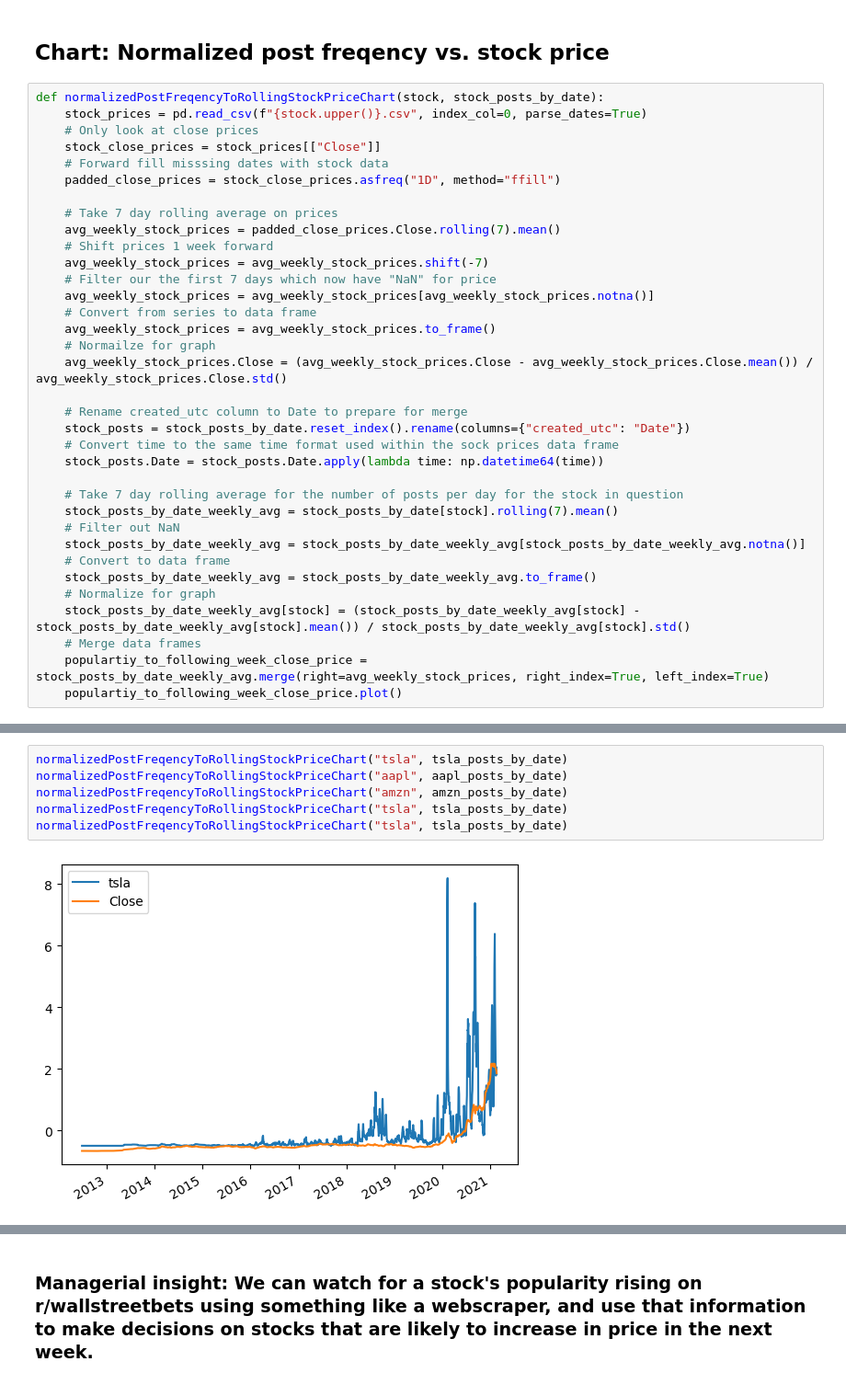
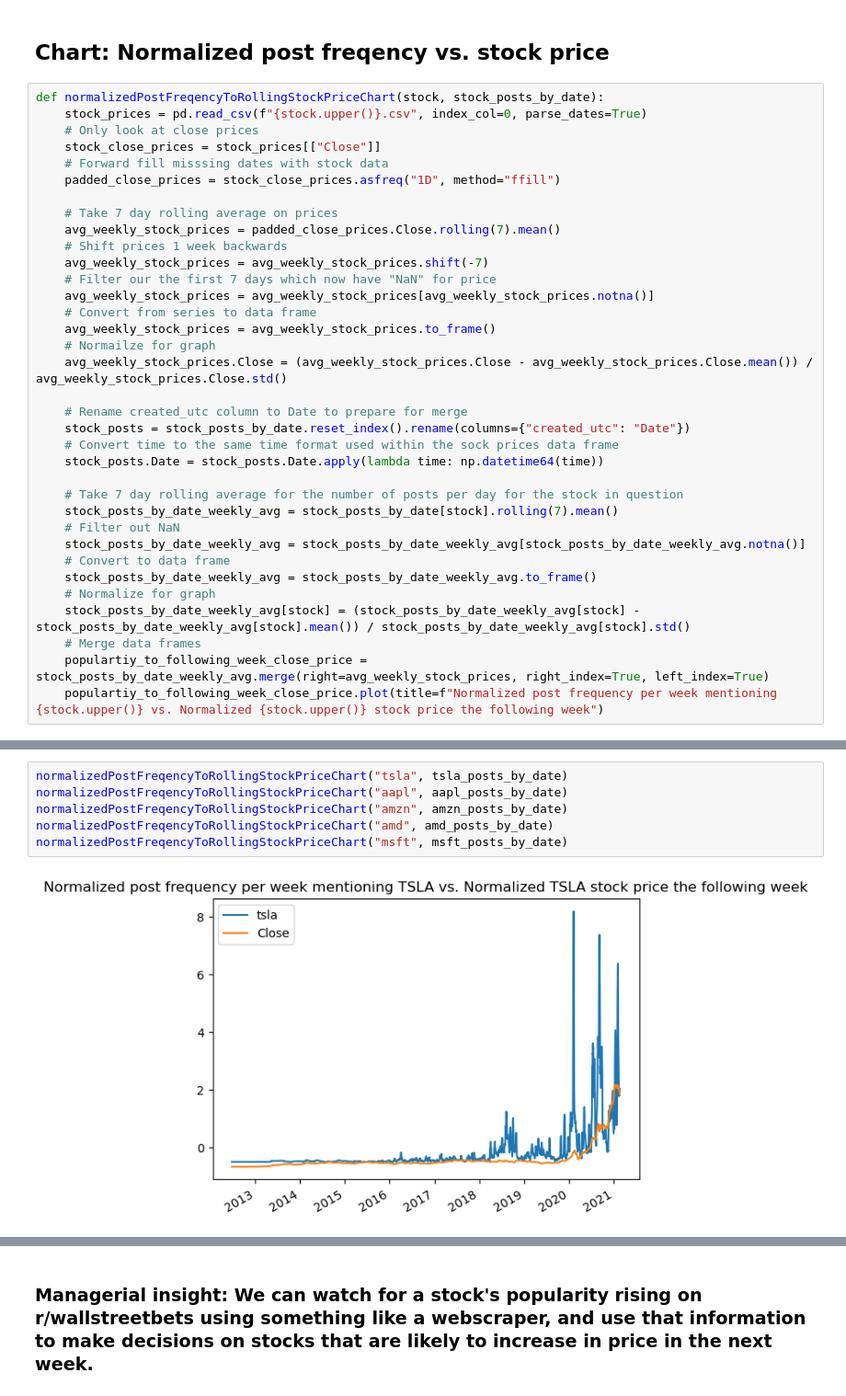
Before and after one commit to TJSolecki/wallstreetbets-data-analysis, a Jupyter notebook: FinalProject.ipynb, the cells around one changed output, grey strips where cells are left out. Shown at 92% size. Saved outputs shown, nothing was run; the diff lists cells and outputs as text.

```diff
--- a/FinalProject.ipynb
+++ b/FinalProject.ipynb
@@ -291,7 +292,7 @@ def normalizedPostFreqencyToRollingStockPriceChart(stock, stock_posts_by_date):
 
     # Take 7 day rolling average on prices
     avg_weekly_stock_prices = padded_close_prices.Close.rolling(7).mean()
-    # Shift prices 1 week forward
+    # Shift prices 1 week backwards
     avg_weekly_stock_prices = avg_weekly_stock_prices.shift(-7)
     # Filter our the first 7 days which now have "NaN" for price
     avg_weekly_stock_prices = avg_weekly_stock_prices[avg_weekly_stock_prices.notna()]
@@ -315,4 +316,4 @@ def normalizedPostFreqencyToRollingStockPriceChart(stock, stock_posts_by_date):
     stock_posts_by_date_weekly_avg[stock] = (stock_posts_by_date_weekly_avg[stock] - stock_posts_by_date_weekly_avg[stock].mean()) / stock_posts_by_date_weekly_avg[stock].std()
     # Merge data frames
     populartiy_to_following_week_close_price = stock_posts_by_date_weekly_avg.merge(right=avg_weekly_stock_prices, right_index=True, left_index=True)
-    populartiy_to_following_week_close_price.plot()
+    populartiy_to_following_week_close_price.plot(title=f"Normalized post frequency per week mentioning {stock.upper()} vs. Normalized {stock.upper()} stock price the following week")
@@ -319,8 +380,8 @@ def normalizedPostFreqencyToRollingStockPriceChart(stock, stock_posts_by_date):
 # %%
 normalizedPostFreqencyToRollingStockPriceChart("tsla", tsla_posts_by_date)
 normalizedPostFreqencyToRollingStockPriceChart("aapl", aapl_posts_by_date)
 normalizedPostFreqencyToRollingStockPriceChart("amzn", amzn_posts_by_date)
-normalizedPostFreqencyToRollingStockPriceChart("tsla", tsla_posts_by_date)
-normalizedPostFreqencyToRollingStockPriceChart("tsla", tsla_posts_by_date)
+normalizedPostFreqencyToRollingStockPriceChart("amd", amd_posts_by_date)
+normalizedPostFreqencyToRollingStockPriceChart("msft", msft_posts_by_date)
 # %% [output]
-[figure, old version]
+[figure, new version]
```
Also changed, not shown: parts of 18 cells of this notebook, 1 other file.
